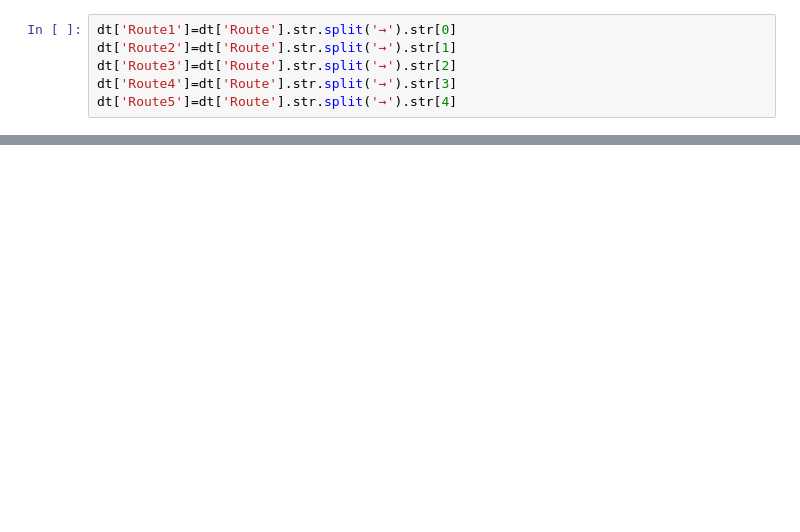
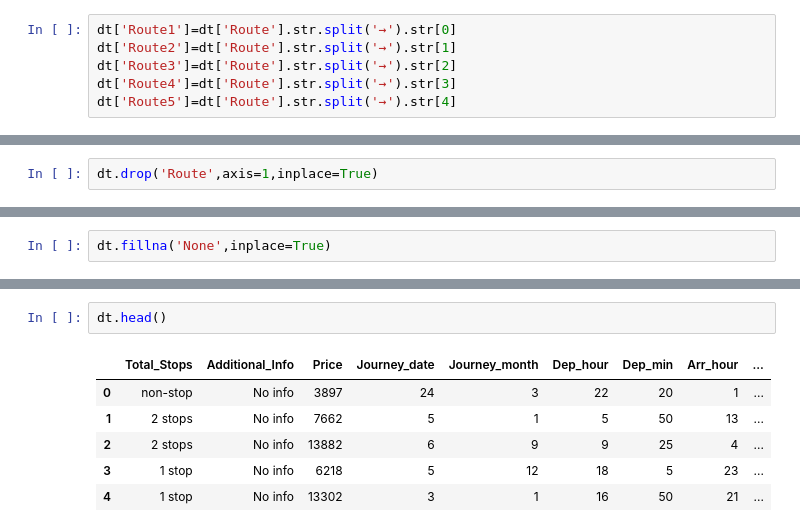
Before and after one commit to joeldsouza2001/ML, a Jupyter notebook: flight_fare_prediction.ipynb, the cells around one changed output, grey strips where cells are left out. Drawn from its saved outputs; the diff is of its cells as text; blank space fills up the shorter version.

```diff
--- a/flight_fare_prediction.ipynb
+++ b/flight_fare_prediction.ipynb
@@ -396,3 +396,5 @@ dt.head(4)
 | 1 | CCU → IXR → BBI → BLR | 2 stops | No info | 7662 | 5 | 1 | 5 | 50 | ... |
 | 2 | DEL → LKO → BOM → COK | 2 stops | No info | 13882 | 6 | 9 | 9 | 25 | ... |
 | 3 | CCU → NAG → BLR | 1 stop | No info | 6218 | 5 | 12 | 18 | 5 | ... |
+# %%
+dt.drop('Route',axis=1,inplace=True)
@@ -398,0 +429,2 @@ dt.head(4)
+# %%
+dt.fillna('None',inplace=True)
@@ -398,0 +451,9 @@ dt.head(4)
+# %%
+dt.head()
+# %% [output]
+|  | Total_Stops | Additional_Info | Price | Journey_date | Journey_month | Dep_hour | Dep_min | Arr_hour | ... |
+| 0 | non-stop | No info | 3897 | 24 | 3 | 22 | 20 | 1 | ... |
+| 1 | 2 stops | No info | 7662 | 5 | 1 | 5 | 50 | 13 | ... |
+| 2 | 2 stops | No info | 13882 | 6 | 9 | 9 | 25 | 4 | ... |
+| 3 | 1 stop | No info | 6218 | 5 | 12 | 18 | 5 | 23 | ... |
+| 4 | 1 stop | No info | 13302 | 3 | 1 | 16 | 50 | 21 | ... |
```
Also changed, not shown: parts of 7 cells of this notebook.
